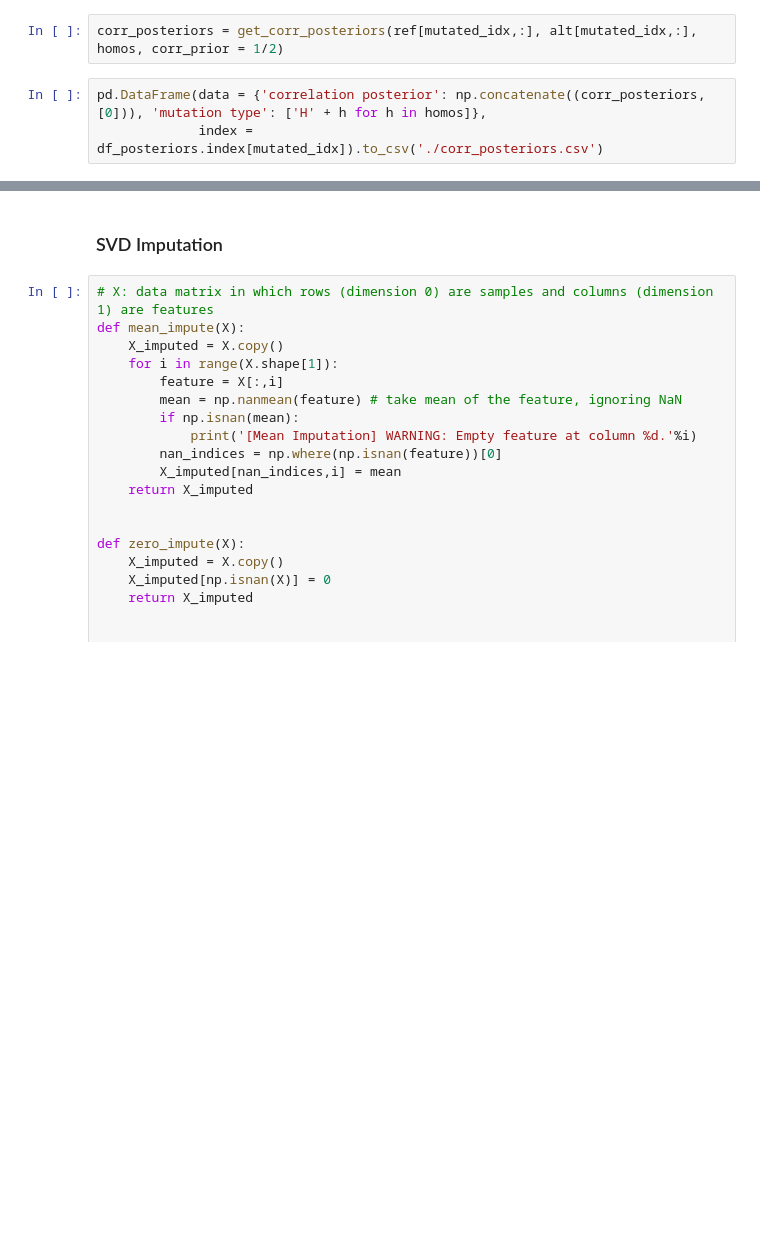
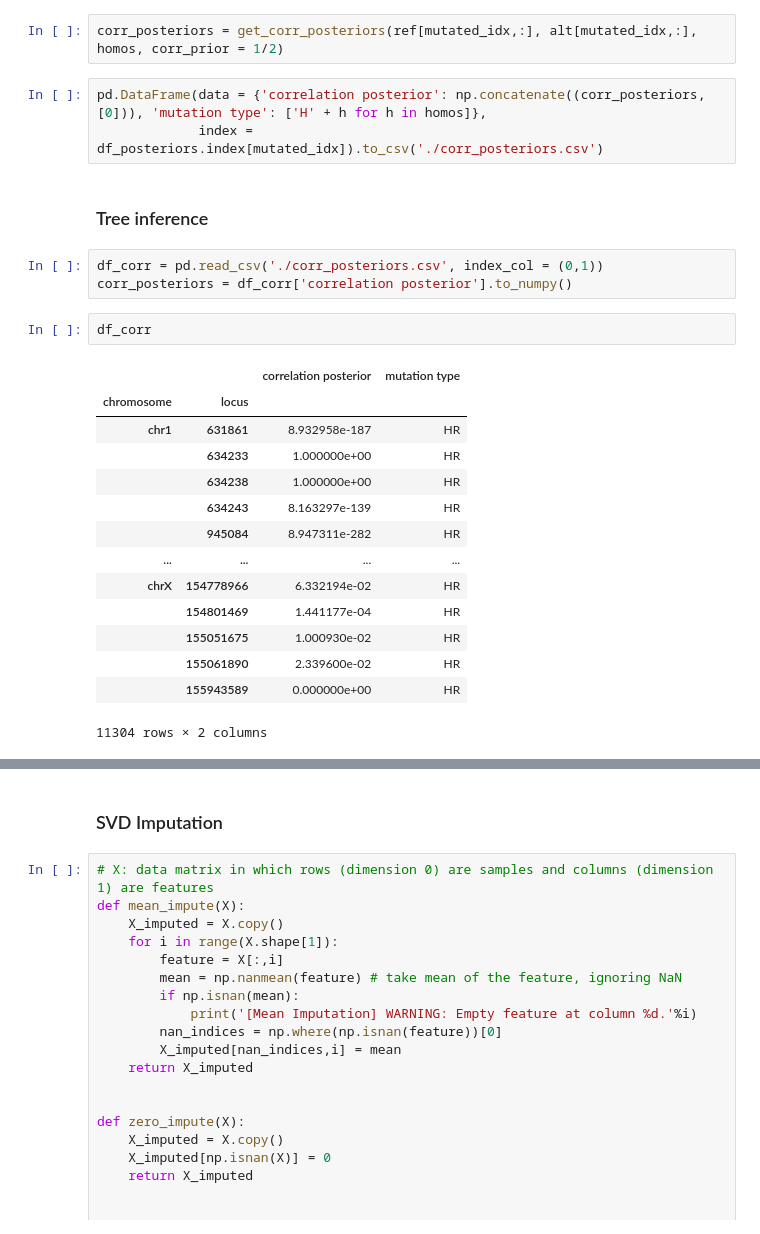
Before and after one commit to Tigecycline/lab_rotation, a Jupyter notebook: test.ipynb, the cells around one changed output, grey strips where cells are left out. Drawn from its saved outputs; the diff is of its cells as text; blank space fills up the shorter version.

```diff
--- a/test.ipynb
+++ b/test.ipynb
@@ -200,3 +208,25 @@ corr_posteriors = get_corr_posteriors(ref[mutated_idx,:], alt[mutated_idx,:], ho
 # %%
 pd.DataFrame(data = {'correlation posterior': np.concatenate((corr_posteriors, [0])), 'mutation type': ['H' + h for h in homos]},
              index = df_posteriors.index[mutated_idx]).to_csv('./corr_posteriors.csv')
+# %% [markdown]
+### Tree inference
+# %%
+df_corr = pd.read_csv('./corr_posteriors.csv', index_col = (0,1))
+corr_posteriors = df_corr['correlation posterior'].to_numpy()
+# %%
+df_corr
+# %% [output]
+|  |  | correlation posterior | mutation type |
+| chromosome | locus |  |  |
+| chr1 | 631861 | 8.932958e-187 | HR |
+|  | 634233 | 1.000000e+00 | HR |
+|  | 634238 | 1.000000e+00 | HR |
+|  | 634243 | 8.163297e-139 | HR |
+|  | 945084 | 8.947311e-282 | HR |
+| ... | ... | ... | ... |
+| chrX | 154778966 | 6.332194e-02 | HR |
+|  | 154801469 | 1.441177e-04 | HR |
+|  | 155051675 | 1.000930e-02 | HR |
+|  | 155061890 | 2.339600e-02 | HR |
+|  | 155943589 | 0.000000e+00 | HR |
+11304 rows × 2 columns
```
Also changed, not shown: parts of 6 cells of this notebook, 5 other files.
